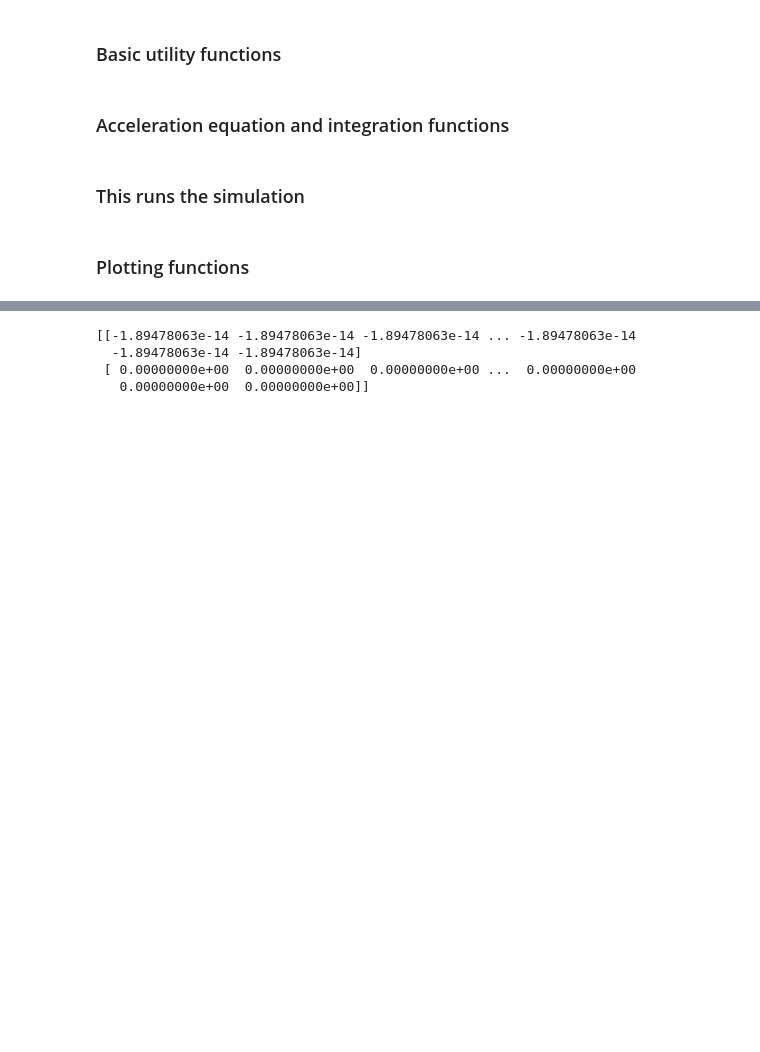
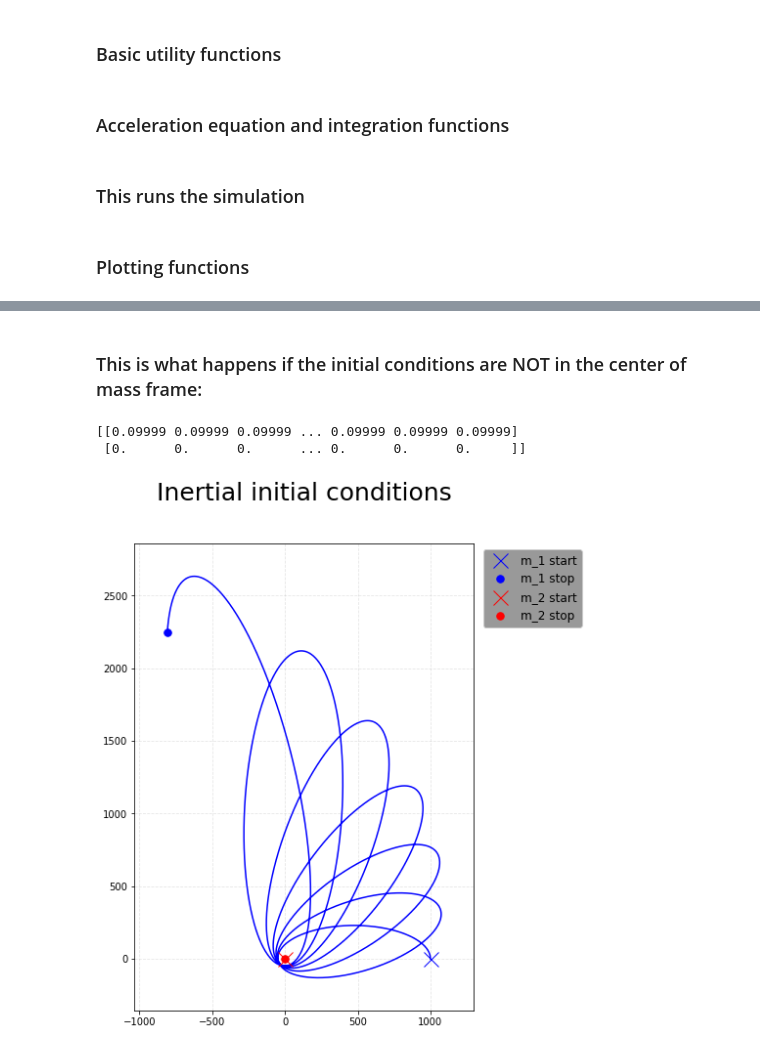
Before and after one commit to carlivas/Binary-Black-Hole-Orbitals, a Jupyter notebook: 05 POST MINKOWSKIAN EXPANSION/PM_functions_19.5.22.ipynb, the cells around one changed output, grey strips where cells are left out. Saved outputs shown, nothing was run; the diff lists cells and outputs as text; code cells hidden in the pictures; blank space fills up the shorter version.

```diff
--- a/05 POST MINKOWSKIAN EXPANSION/PM_functions_19.5.22.ipynb
+++ b/05 POST MINKOWSKIAN EXPANSION/PM_functions_19.5.22.ipynb
@@ -122,28 +122,29 @@ def run_model(s, t_max, dt, DL = False):
     pos2 = np.zeros((2, int(t_max/dt)))
     pos_CM = np.zeros((2, int(t_max/dt)))
 
-    # r_init = rel_len(x_1, x_2)
+    r_init = rel_len(x_1, x_2)
 
     r_vec = x_1 - x_2
+    R_vec = findrCM(x_1, x_2, m_1, m_2)
     v_vec = v_1 - v_2
     p_vec = v_1*m_1
 
 
 
     for i in range(int(t_max/dt)):
-        # if rel_len(x_1, x_2) <= 5*R_S:
-        #     print('Code interrupted: Radial Dip')
-        #     pos1, pos2, pos_CM = pos1[:,0:i], pos2[:,0:i], pos_CM[:,0:i]
-        #     break
-        # elif rel_len(x_1, x_2) >= 5*r_init:
-        #     print('Code interrupted: Max distance')
-        #     pos1, pos2, pos_CM = pos1[:,0:i], pos2[:,0:i], pos_CM[:,0:i]
-        #     break
+        if rel_len(x_1, x_2) <= 5*R_S:
+            print('Code interrupted: Radial Dip')
+            pos1, pos2, pos_CM = pos1[:,0:i], pos2[:,0:i], pos_CM[:,0:i]
+            break
+        elif rel_len(x_1, x_2) >= 5*r_init:
+            print('Code interrupted: Max distance')
+            pos1, pos2, pos_CM = pos1[:,0:i], pos2[:,0:i], pos_CM[:,0:i]
+            break
 
         posr[:,i] = r_vec
         # pos1[:,i] = x_1
         # pos2[:,i] = x_2
-        pos_CM[:,i] = findrCM(x_1, x_2, m_1, m_2)
+        pos_CM[:,i] = R_vec
 
 
         a_1 = accelerationPM(r_vec, v_vec, p_vec, m_1, m_2, DL)
@@ -154,10 +155,11 @@ def run_model(s, t_max, dt, DL = False):
 
         v_vec = boost1(v_vec, a_1, dt)
         r_vec = move1(r_vec, v_vec, dt)
+        R_vec = findrCM(x_1, x_2, m_1, m_2)
         p_vec = v_vec*m_2/(m_1 + m_2)*m_1
 
-    pos1 = m_2/(m_1 + m_2)*posr
-    pos2 = - m_1/(m_1 + m_2)*posr
+    pos1 = pos_CM + m_2/(m_1 + m_2)*posr
+    pos2 = pos_CM - m_1/(m_1 + m_2)*posr
 
 
     positions = np.array([pos1, pos2, pos_CM])
@@ -270,43 +378,27 @@ We're not completely sure about the actual units yet...
+# %% [markdown]
+### This is what happens if the initial conditions are NOT in the center of mass frame:
 # %%
 m_1 = 1e-4
 m_2 = 1
 
 R_S = 2*(m_1 + m_2)*G/c**2
 
 x_1 = np.array([1000, 0.])
 x_2 = np.array([0.,   0.])
 v_1 = np.array([0., 0.01])
 v_2 = np.array([0.,    0])
 s = x_1, x_2, v_1, v_2, m_1, m_2
 
-t_max = 202750*3
-dt = 2
+N = 10 # Number of "years" we want
+
+t_max = 2*np.pi*np.sqrt(SMA_bin**3/(mass_bin))*N
+res = 1e5
+dt = t_max/res
 
 positions = run_model(s, t_max, dt, DL = True)
+print(positions[2])
+orbPlotter(positions, DL = True, CM = True, filename='Inertial initial conditions')
+# %% [output]
+[[0.09999 0.09999 0.09999 ... 0.09999 0.09999 0.09999]
+ [0.      0.      0.      ... 0.      0.      0.     ]]
+[figure, added]
-# %%
-m_1 = b1_mass = 10
-m_2 = b2_mass = 2
-
-R_S = 2*(b1_mass + b2_mass)*G/c**2
-
-mass_bin = b1_mass + b2_mass
-SMA_bin = 1000
-v_redmass = np.sqrt(mass_bin/SMA_bin)
-x_1 = CB_b1_posxyz_binCM  = np.array([ (b2_mass/mass_bin)*SMA_bin,  0])
-x_2 = CB_b2_posxyz_binCM  = np.array([-(b1_mass/mass_bin)*SMA_bin,  0])
-v_1 = CB_b1_velxyz_binCM  = np.array([0, (b2_mass/mass_bin)*v_redmass])
-v_2 = CB_b2_velxyz_binCM  = np.array([0,-(b1_mass/mass_bin)*v_redmass])
-
-s = x_1, x_2, v_1, v_2, m_1, m_2
-
-t_max = 5e4
-res = 1e5
-dt = t_max/res
-
-positions = run_model(s, t_max, dt, DL = True)
-print(positions[2])
-# %% [output]
-[[-1.89478063e-14 -1.89478063e-14 -1.89478063e-14 ... -1.89478063e-14
-  -1.89478063e-14 -1.89478063e-14]
- [ 0.00000000e+00  0.00000000e+00  0.00000000e+00 ...  0.00000000e+00
-   0.00000000e+00  0.00000000e+00]]
```
Also changed, not shown: parts of 16 cells of this notebook.
